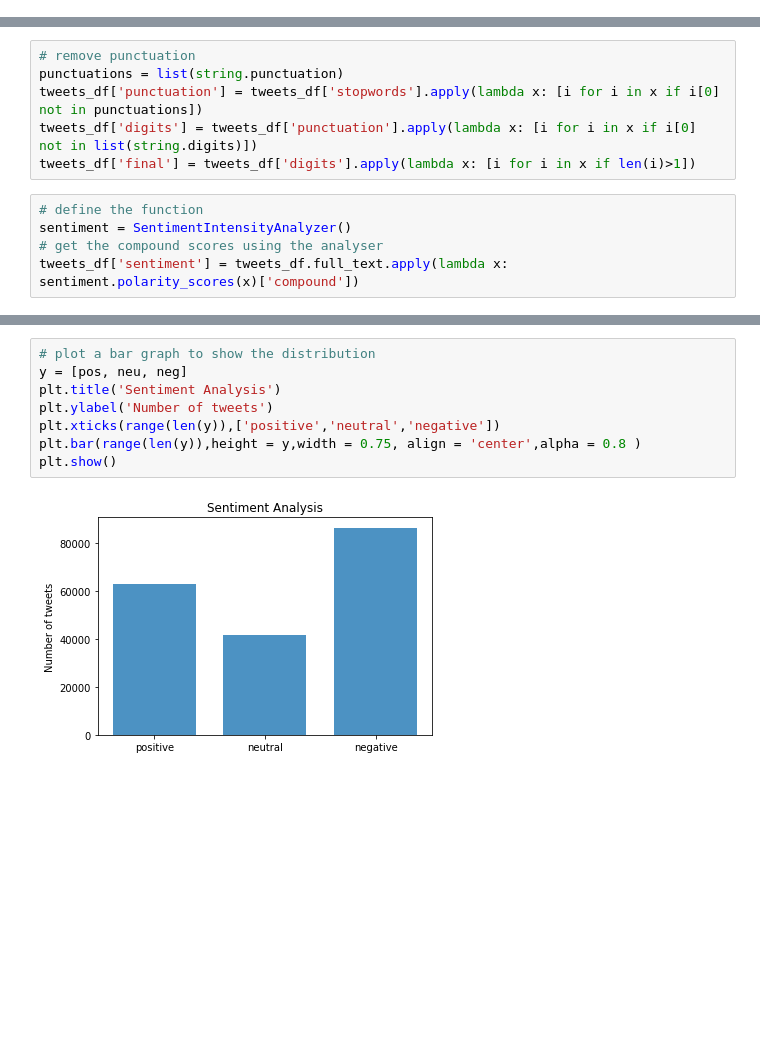
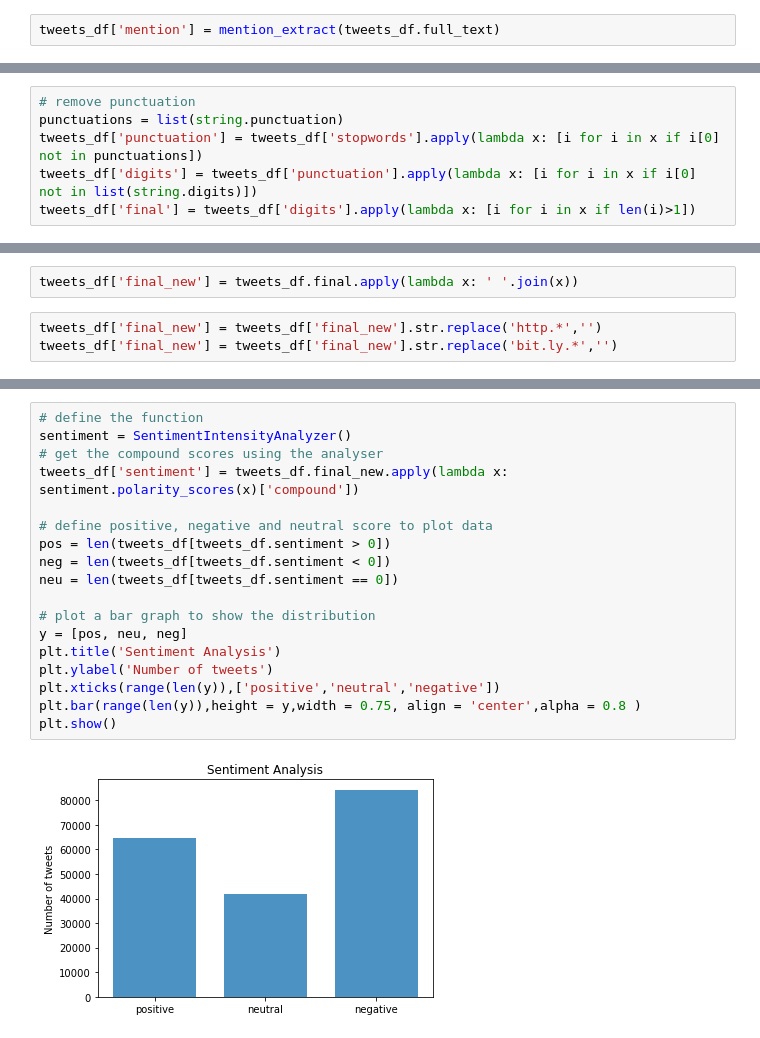
Before and after one commit to Priyanka4pc/Twitter-Sentiment-Analysis, a Jupyter notebook: Sentiment_Analysis.ipynb, the cells around one changed output, grey strips where cells are left out. Saved outputs shown, nothing was run; the diff lists cells and outputs as text; blank space fills up the shorter version.

```diff
--- a/Sentiment_Analysis.ipynb
+++ b/Sentiment_Analysis.ipynb
@@ -87,0 +123,2 @@ tweets_df.shape
+# %%
+tweets_df['mention'] = mention_extract(tweets_df.full_text)
@@ -99,8 +173,3 @@ punctuations = list(string.punctuation)
 tweets_df['punctuation'] = tweets_df['stopwords'].apply(lambda x: [i for i in x if i[0] not in punctuations])
 tweets_df['digits'] = tweets_df['punctuation'].apply(lambda x: [i for i in x if i[0] not in list(string.digits)])
 tweets_df['final'] = tweets_df['digits'].apply(lambda x: [i for i in x if len(i)>1])
-# %%
-# define the function
-sentiment = SentimentIntensityAnalyzer()
-# get the compound scores using the analyser
-tweets_df['sentiment'] = tweets_df.full_text.apply(lambda x: sentiment.polarity_scores(x)['compound'])
@@ -111,0 +176,5 @@ neu = len(tweets_df[tweets_df.sentiment == 0])
+# %%
+tweets_df['final_new'] = tweets_df.final.apply(lambda x: ' '.join(x))
+# %%
+tweets_df['final_new'] = tweets_df['final_new'].str.replace('http.*','')
+tweets_df['final_new'] = tweets_df['final_new'].str.replace('bit.ly.*','')
@@ -112,10 +190,20 @@ neu = len(tweets_df[tweets_df.sentiment == 0])
 # %%
+# define the function
+sentiment = SentimentIntensityAnalyzer()
+# get the compound scores using the analyser
+tweets_df['sentiment'] = tweets_df.final_new.apply(lambda x: sentiment.polarity_scores(x)['compound'])
+
+# define positive, negative and neutral score to plot data
+pos = len(tweets_df[tweets_df.sentiment > 0])
+neg = len(tweets_df[tweets_df.sentiment < 0])
+neu = len(tweets_df[tweets_df.sentiment == 0])
+
 # plot a bar graph to show the distribution
 y = [pos, neu, neg]
 plt.title('Sentiment Analysis')
 plt.ylabel('Number of tweets')
 plt.xticks(range(len(y)),['positive','neutral','negative'])
 plt.bar(range(len(y)),height = y,width = 0.75, align = 'center',alpha = 0.8 )
 plt.show()
 # %% [output]
-[figure, old version]
+[figure, new version]
```
Also changed, not shown: parts of 39 cells of this notebook.
